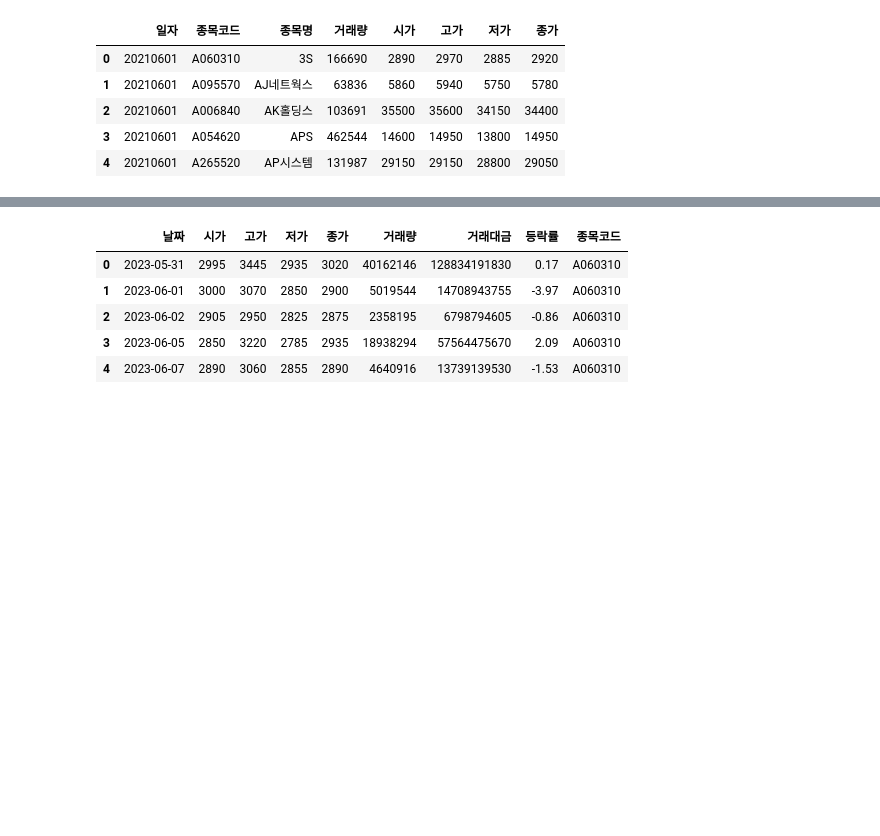
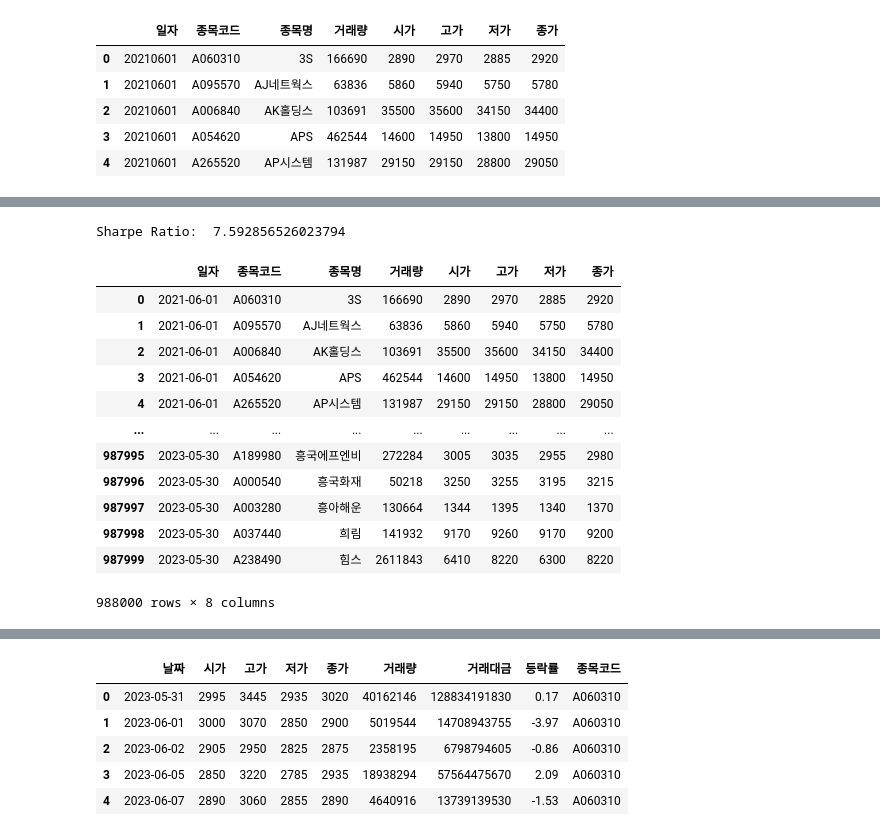
Before and after one commit to DoSungjin/Dacon_stock_price_prediction, a Jupyter notebook: BASELINE/data_rangling.ipynb, the cells around one changed output, grey strips where cells are left out. Saved outputs shown, nothing was run; the diff lists cells and outputs as text; code cells hidden in the pictures; blank space fills up the shorter version.

```diff
--- a/BASELINE/data_rangling.ipynb
+++ b/BASELINE/data_rangling.ipynb
@@ -23,0 +41,58 @@ df_train.head()
+# %%
+# Training 데이터 로드
+df_train = pd.read_csv(TRAIN_CSV)
+df_train['일자'] = pd.to_datetime(df_train['일자'], format='%Y%m%d')
+
+# 순위 데이터 로드
+ss = pd.read_csv('/Users/admin/Documents/GitHub/Dacon_stock_price_prediction/DATA/results/20230714_143756/submission.csv')
+
+# 매매 기록을 담을 DataFrame 생성
+trade_log = pd.DataFrame(columns=['일자', 'Buy', 'Sell', 'Profit'])
+
+# 전일 종가에 매수, 다음날 종가에 매도
+for date in df_train['일자'].unique():
+    if date != df_train['일자'].max():  # 마지막 거래일 제외
+        # 해당 일자의 데이터만 추출
+        df_date = df_train[df_train['일자'] == date]
+
+        # 순위에 따라 상위 200개 종목 매수, 하위 200개 종목 매도
+        buy_stocks = ss[:200]['종목코드']
+        sell_stocks = ss[-200:]['종목코드']
+
+        # 매수, 매도 종목의 종가 합 계산
+        buy_sum = df_date[df_date['종목코드'].isin(buy_stocks)]['종가'].sum()
+        sell_sum = df_date[df_date['종목코드'].isin(sell_stocks)]['종가'].sum()
+
+        # 이익 계산
+        profit = buy_sum - sell_sum
+
+        # 매매 기록 저장
+        trade_log = trade_log.append({'일자': date, 'Buy': buy_sum, 'Sell': sell_sum, 'Profit': profit}, ignore_index=True)
+
+# 이익률 계산 (이익을 매수 종목의 전일 종가 합으로 나눔)
+trade_log['Return'] = trade_log['Profit'] / trade_log['Buy']
+
+# Sharpe Ratio 계산 (무위험 수익률을 0으로 가정)
+mean_return = trade_log['Return'].mean()
+std_return = trade_log['Return'].std()
+sharpe_ratio = mean_return / std_return
+
+print('Sharpe Ratio: ', sharpe_ratio)
+# %% [output]
+Sharpe Ratio:  7.592856526023794
+# %%
+df_train
+# %% [output]
+|  | 일자 | 종목코드 | 종목명 | 거래량 | 시가 | 고가 | 저가 | 종가 |
+| 0 | 2021-06-01 | A060310 | 3S | 166690 | 2890 | 2970 | 2885 | 2920 |
+| 1 | 2021-06-01 | A095570 | AJ네트웍스 | 63836 | 5860 | 5940 | 5750 | 5780 |
+| 2 | 2021-06-01 | A006840 | AK홀딩스 | 103691 | 35500 | 35600 | 34150 | 34400 |
+| 3 | 2021-06-01 | A054620 | APS | 462544 | 14600 | 14950 | 13800 | 14950 |
+| 4 | 2021-06-01 | A265520 | AP시스템 | 131987 | 29150 | 29150 | 28800 | 29050 |
+| ... | ... | ... | ... | ... | ... | ... | ... | ... |
+| 987995 | 2023-05-30 | A189980 | 흥국에프엔비 | 272284 | 3005 | 3035 | 2955 | 2980 |
+| 987996 | 2023-05-30 | A000540 | 흥국화재 | 50218 | 3250 | 3255 | 3195 | 3215 |
+| 987997 | 2023-05-30 | A003280 | 흥아해운 | 130664 | 1344 | 1395 | 1340 | 1370 |
+| 987998 | 2023-05-30 | A037440 | 희림 | 141932 | 9170 | 9260 | 9170 | 9200 |
+| 987999 | 2023-05-30 | A238490 | 힘스 | 2611843 | 6410 | 8220 | 6300 | 8220 |
+988000 rows × 8 columns
```
Also changed, not shown: parts of 5 cells of this notebook, 1 other file.
